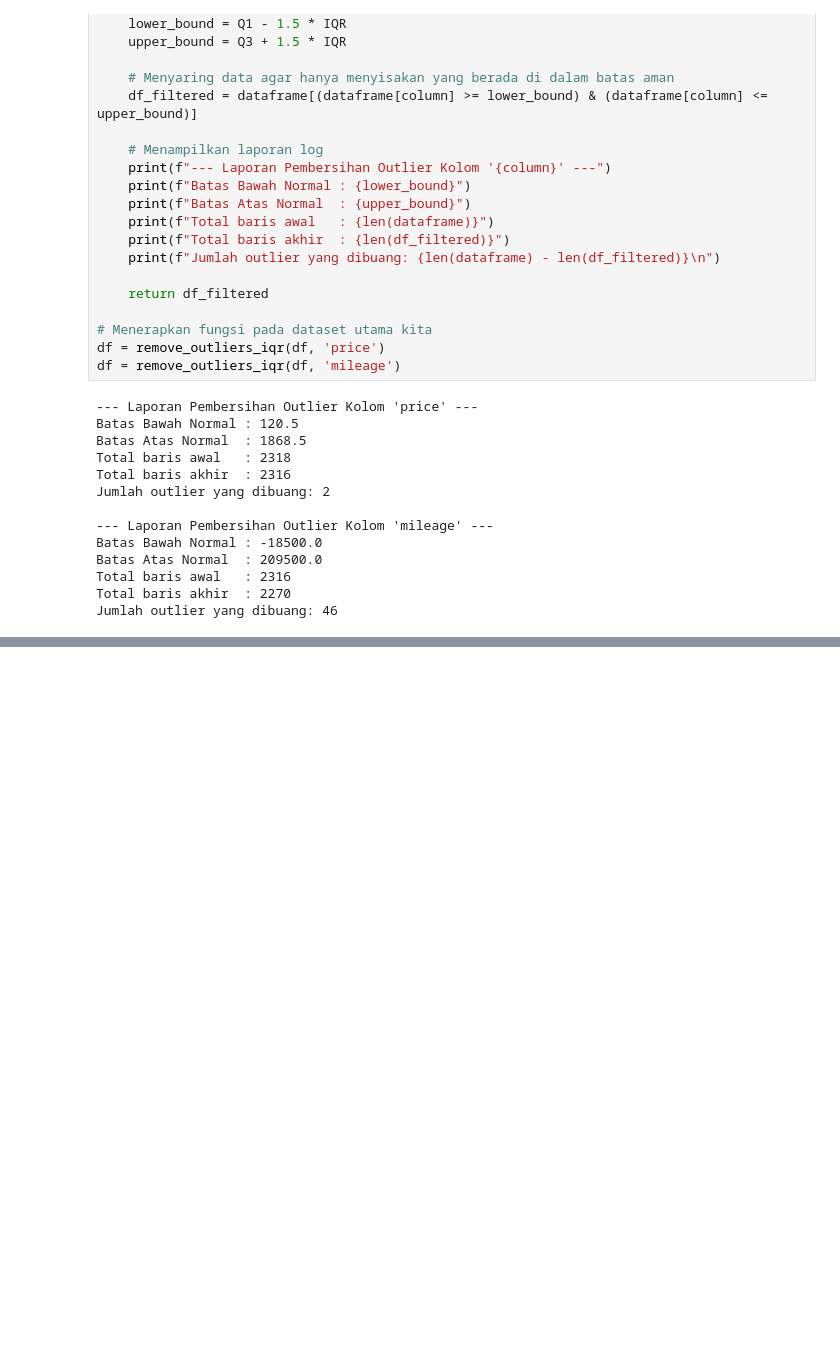
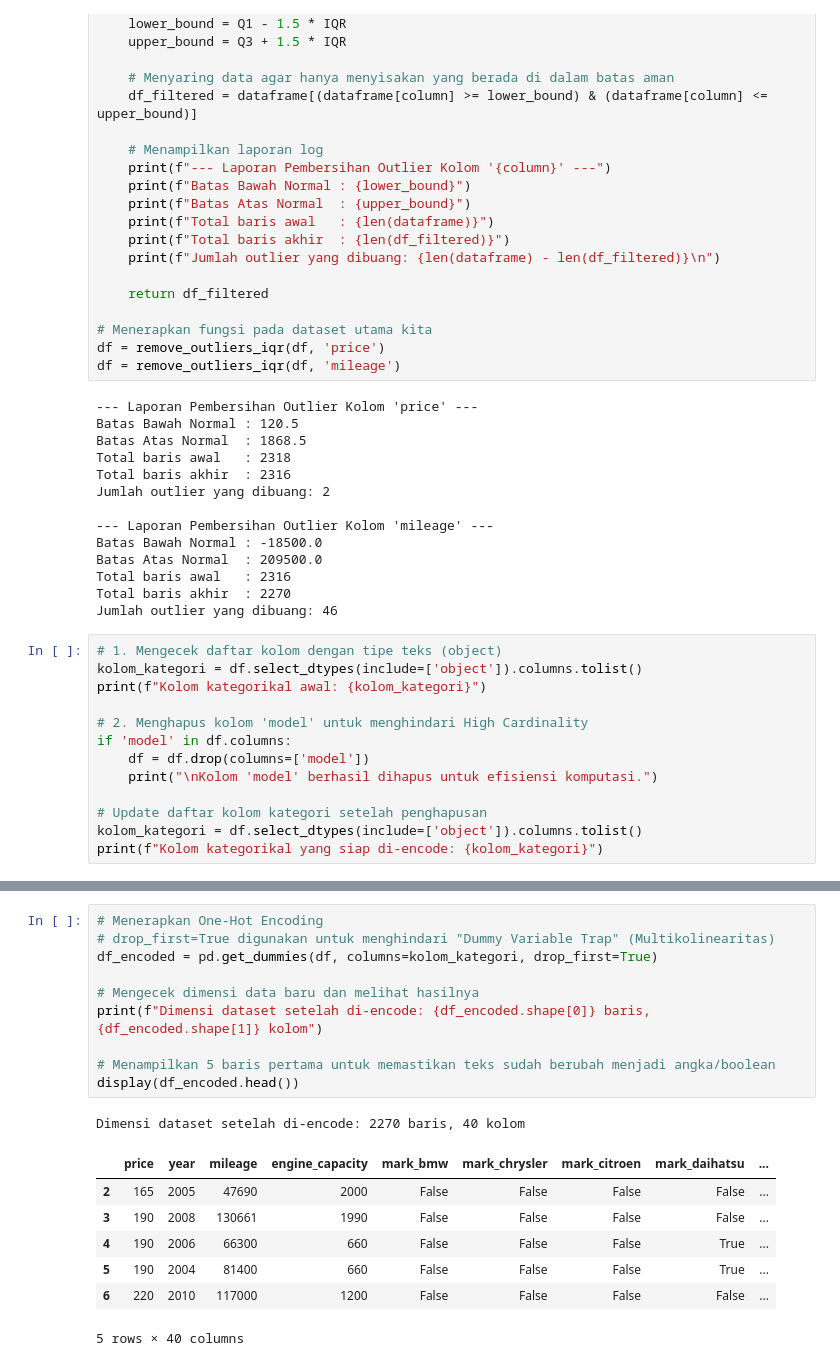
Before and after one commit to zippynx/ml-journey, a Jupyter notebook: 01-Data-Preprocessing/eksplorasi_mobil.ipynb, the cells around one changed output, grey strips where cells are left out. Cells and saved outputs as stored; diff of their text form; blank space fills up the shorter version.

Commit message:
feat(day5): handle high cardinality and apply one-hot encoding for categorical variables

```diff
--- a/01-Data-Preprocessing/eksplorasi_mobil.ipynb
+++ b/01-Data-Preprocessing/eksplorasi_mobil.ipynb
@@ -177,3 +177,16 @@ Batas Atas Normal  : 209500.0
 Total baris awal   : 2316
 Total baris akhir  : 2270
 Jumlah outlier yang dibuang: 46
+# %%
+# 1. Mengecek daftar kolom dengan tipe teks (object)
+kolom_kategori = df.select_dtypes(include=['object']).columns.tolist()
+print(f"Kolom kategorikal awal: {kolom_kategori}")
+
+# 2. Menghapus kolom 'model' untuk menghindari High Cardinality
+if 'model' in df.columns:
+    df = df.drop(columns=['model'])
+    print("\nKolom 'model' berhasil dihapus untuk efisiensi komputasi.")
+
+# Update daftar kolom kategori setelah penghapusan
+kolom_kategori = df.select_dtypes(include=['object']).columns.tolist()
+print(f"Kolom kategorikal yang siap di-encode: {kolom_kategori}")
@@ -179,0 +202,19 @@ Jumlah outlier yang dibuang: 46
+# %%
+# Menerapkan One-Hot Encoding
+# drop_first=True digunakan untuk menghindari "Dummy Variable Trap" (Multikolinearitas)
+df_encoded = pd.get_dummies(df, columns=kolom_kategori, drop_first=True)
+
+# Mengecek dimensi data baru dan melihat hasilnya
+print(f"Dimensi dataset setelah di-encode: {df_encoded.shape[0]} baris, {df_encoded.shape[1]} kolom")
+
+# Menampilkan 5 baris pertama untuk memastikan teks sudah berubah menjadi angka/boolean
+display(df_encoded.head())
+# %% [output]
+Dimensi dataset setelah di-encode: 2270 baris, 40 kolom
+|  | price | year | mileage | engine_capacity | mark_bmw | mark_chrysler | mark_citroen | mark_daihatsu | ... |
+| 2 | 165 | 2005 | 47690 | 2000 | False | False | False | False | ... |
+| 3 | 190 | 2008 | 130661 | 1990 | False | False | False | False | ... |
+| 4 | 190 | 2006 | 66300 | 660 | False | False | False | True | ... |
+| 5 | 190 | 2004 | 81400 | 660 | False | False | False | True | ... |
+| 6 | 220 | 2010 | 117000 | 1200 | False | False | False | False | ... |
+5 rows × 40 columns
```
Also changed, not shown: parts of 3 cells of this notebook.
